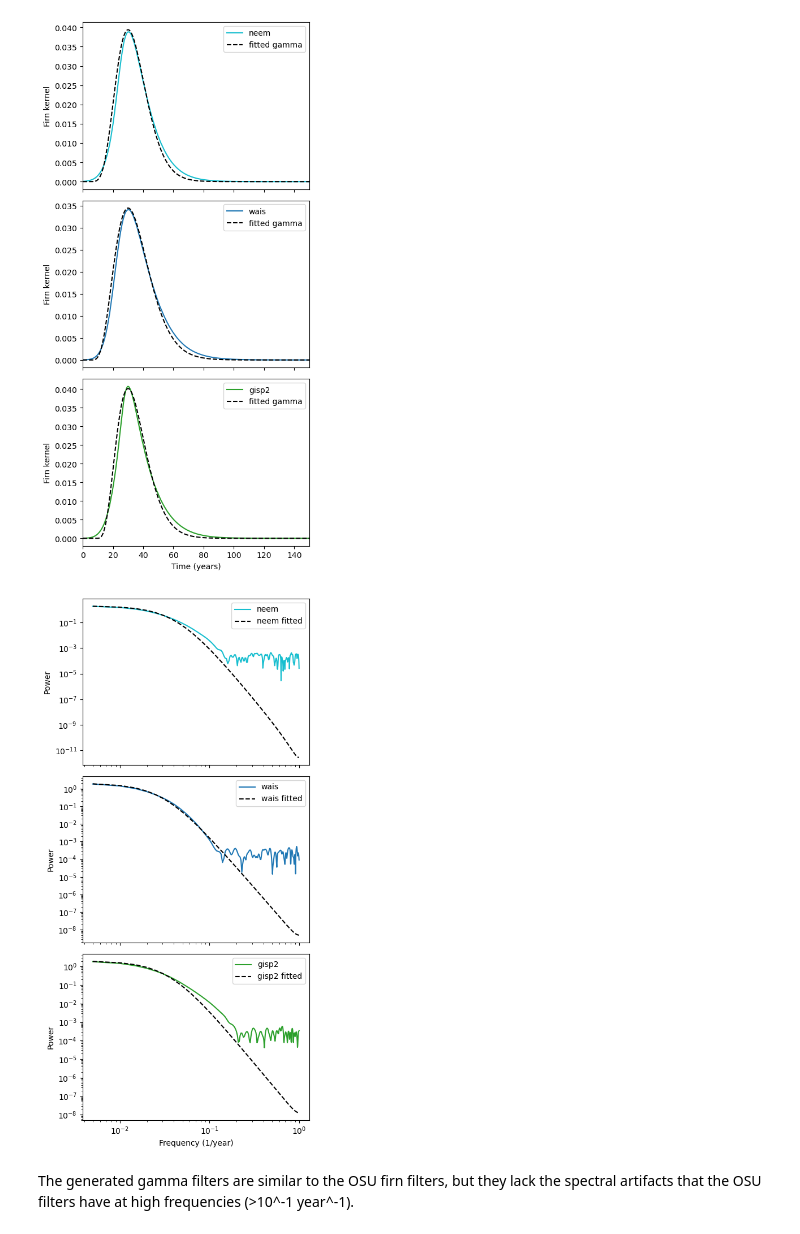
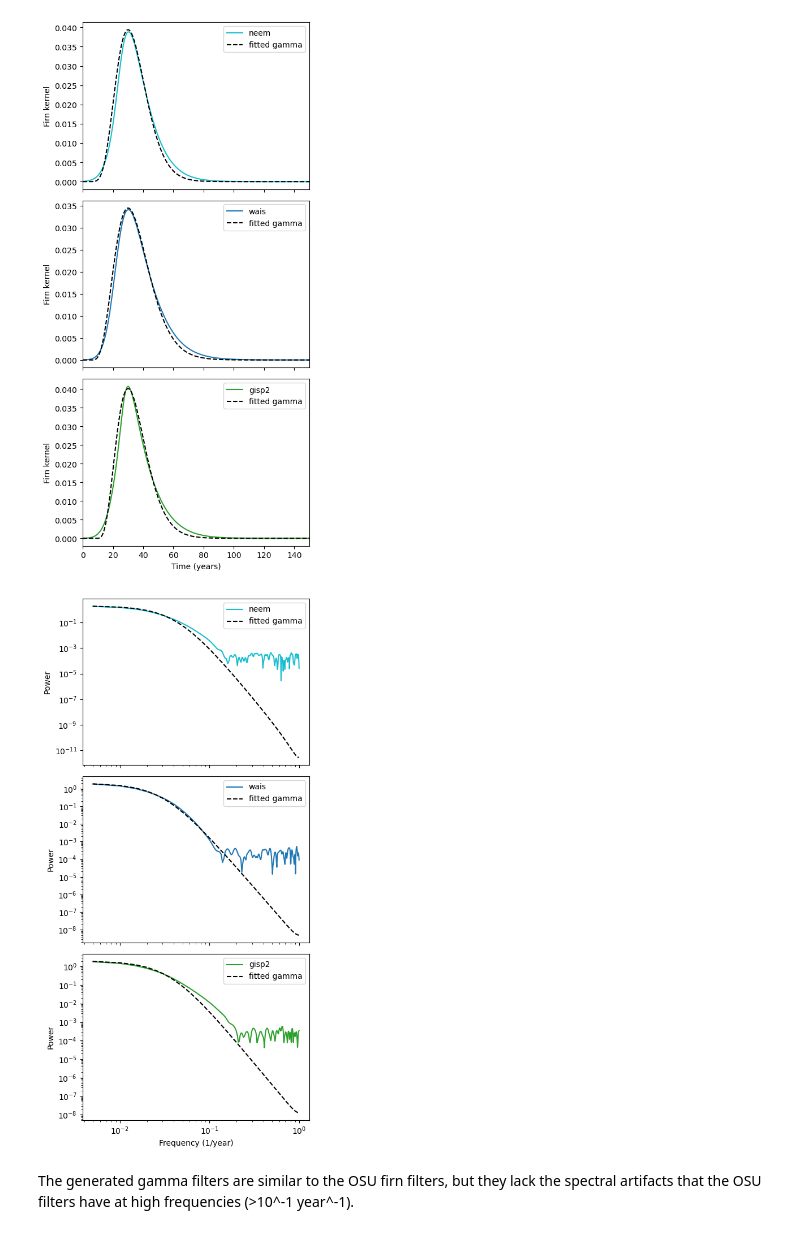
Before and after one commit to ericjmei/methane_noise_forcing, a Jupyter notebook: notebooks/EDA/explore_empirical_firn_filters.ipynb, the cells around one changed output. Drawn from its saved outputs; the diff is of its cells as text; code cells hidden in the pictures.

```diff
--- a/notebooks/EDA/explore_empirical_firn_filters.ipynb
+++ b/notebooks/EDA/explore_empirical_firn_filters.ipynb
@@ -52,7 +52,7 @@ mode_center = 30.0            # years
 orig        = firn_filters_from_christo
 time        = orig['Time'].values
 
-firn_filters = pd.DataFrame({'Time': time})
+firn_filters = pd.DataFrame({'time': time})
 
 for name in firn_filter_names:
     # 1) find the original peak time
@@ -71,14 +71,14 @@ for name in firn_filter_names:
     )
 
 # truncate at 200, ensure normalization
-firn_filters = firn_filters[firn_filters['Time'] <= 200]
+firn_filters = firn_filters[firn_filters['time'] <= 200]
 for name in firn_filter_names:
-    firn_filters[name] /= np.trapezoid(firn_filters[name], firn_filters['Time'])
+    firn_filters[name] /= np.trapezoid(firn_filters[name], firn_filters['time'])
 # %%
 # compare firn filters
 fig, ax = plt.subplots(figsize=(5, 4))
 for name in firn_filter_names:
-    ax.plot(firn_filters["Time"],
+    ax.plot(firn_filters["time"],
             firn_filters[name],
             color=colors[name],
             label=name,)
@@ -152,7 +152,7 @@ for name in firn_filter_names:
 # compare fitted function to firn filters
 fig, axs = plt.subplots(3, 1, figsize=(5, 10), sharex=True)
 for ax, name in zip(axs, firn_filter_names):
-    ax.plot(firn_filters["Time"],
+    ax.plot(firn_filters["time"],
             firn_filters[name],
             color=colors[name],
             label=name,)
@@ -171,22 +171,22 @@ plt.tight_layout()
 # %%
 # compare fourier transform of the fitted function to firn filters
 fig, axs = plt.subplots(3, 1, figsize=(5, 10), sharex=True)
 for ax, name in zip(axs, firn_filter_names):
     freq, fourier_transform = calc_fourier_transform(firn_filters[name], dt=0.5)
     ax.plot(freq, np.abs(fourier_transform), label=name, color=colors[name])
 
     freq_fit, fourier_transform_fit = calc_fourier_transform(firn_filters_gamma[name].kernel, dt=0.5)
     ax.plot(freq_fit, np.abs(fourier_transform_fit),
-            label=f"{name} fitted", color="k", linestyle="--")
+            label=f"fitted gamma", color="k", linestyle="--")
 
     ax.set_xscale("log")
     ax.set_yscale("log")
     ax.set_ylabel("Power")
     ax.legend()
 
 axs[2].set_xlabel("Frequency (1/year)")
 plt.tight_layout()
 # %% [output]
-[figure, old version]
+[figure, new version]
 # %% [markdown]
 The generated gamma filters are similar to the OSU firn filters, but they lack the spectral artifacts that the OSU filters have at high frequencies (>10^-1 year^-1).
```
